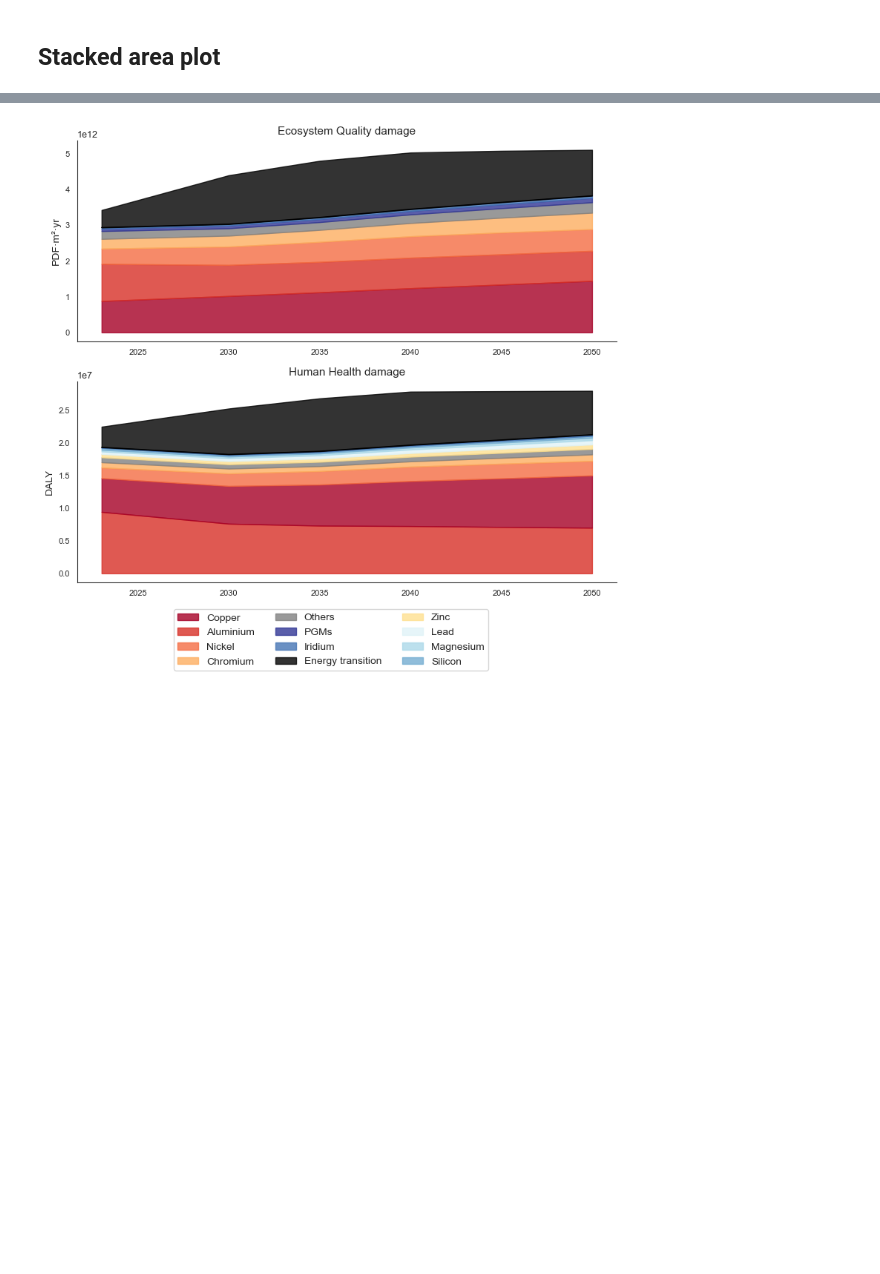
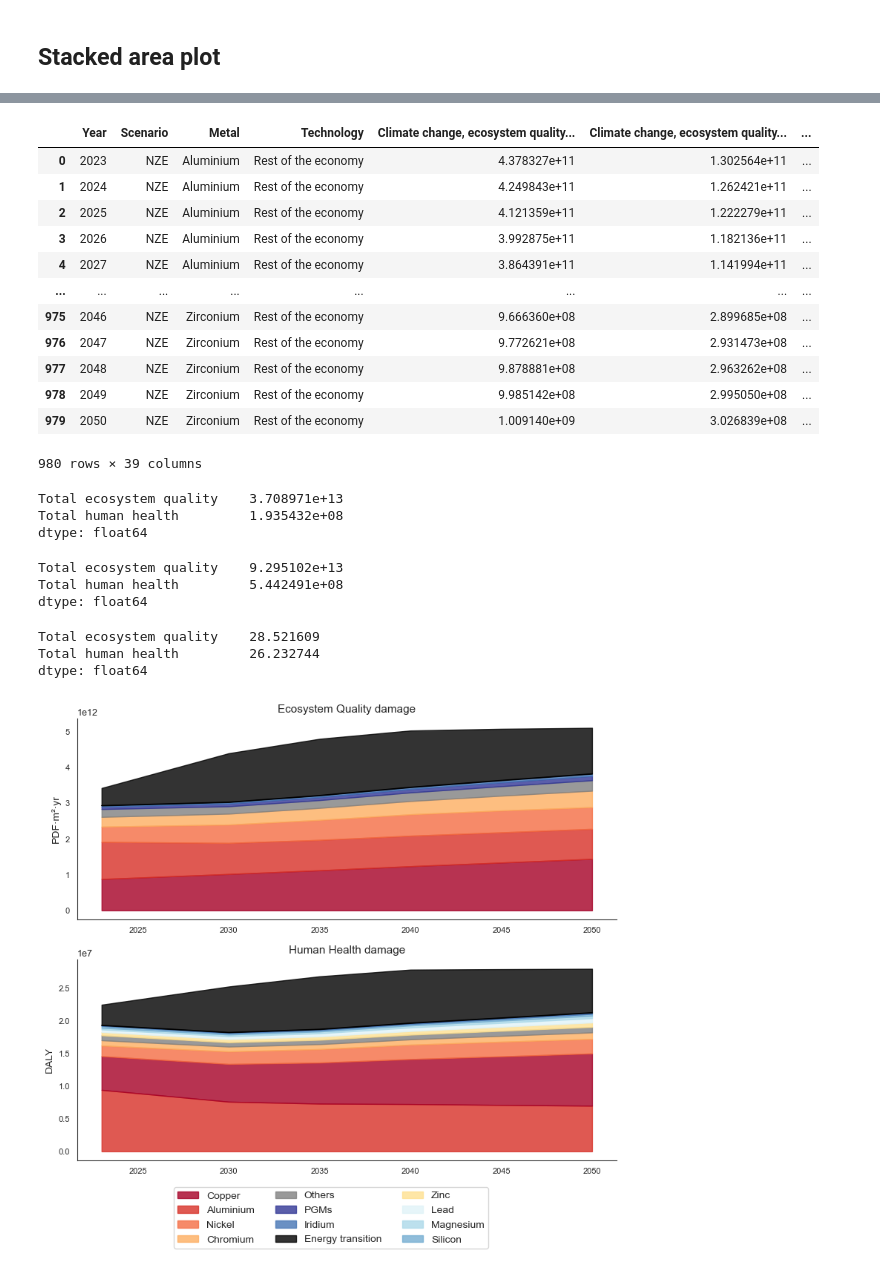
Before and after one commit to marpellan/plca_metals, a Jupyter notebook: 5. generate_plots.ipynb, the cells around one changed output, grey strips where cells are left out. Drawn from its saved outputs; the diff is of its cells as text; code cells hidden in the pictures; blank space fills up the shorter version.

```diff
--- a/5. generate_plots.ipynb
+++ b/5. generate_plots.ipynb
@@ -390,3 +296,6 @@ plot_all_metals_subplots_damage(df_nze_damage, df_ssp2_damage,
 [figure]
 # %% [markdown]
 ## Stacked area plot
+# %%
+df_nze_damage_int = pd.read_excel(r'results/corrected/df_nze_damage_regionalized_detailed.xlsx', sheet_name='yearly')
+df_ssp2_damage_int = pd.read_excel(r'results/corrected/df_ssp2_damage_regionalized_detailed.xlsx', sheet_name='yearly')
@@ -393,3 +336,40 @@ plot_all_metals_subplots_damage(df_nze_damage, df_ssp2_damage,
+# %%
+df_ssp2_damage_int
+# %% [output]
+|  | Year | Scenario | Metal | Technology | Climate change, ecosystem quality... | Climate change, ecosystem quality... | ... |
+| 0 | 2023 | NZE | Aluminium | Rest of the economy | 4.378327e+11 | 1.302564e+11 | ... |
+| 1 | 2024 | NZE | Aluminium | Rest of the economy | 4.249843e+11 | 1.262421e+11 | ... |
+| 2 | 2025 | NZE | Aluminium | Rest of the economy | 4.121359e+11 | 1.222279e+11 | ... |
+| 3 | 2026 | NZE | Aluminium | Rest of the economy | 3.992875e+11 | 1.182136e+11 | ... |
+| 4 | 2027 | NZE | Aluminium | Rest of the economy | 3.864391e+11 | 1.141994e+11 | ... |
+| ... | ... | ... | ... | ... | ... | ... | ... |
+| 975 | 2046 | NZE | Zirconium | Rest of the economy | 9.666360e+08 | 2.899685e+08 | ... |
+| 976 | 2047 | NZE | Zirconium | Rest of the economy | 9.772621e+08 | 2.931473e+08 | ... |
+| 977 | 2048 | NZE | Zirconium | Rest of the economy | 9.878881e+08 | 2.963262e+08 | ... |
+| 978 | 2049 | NZE | Zirconium | Rest of the economy | 9.985142e+08 | 2.995050e+08 | ... |
+| 979 | 2050 | NZE | Zirconium | Rest of the economy | 1.009140e+09 | 3.026839e+08 | ... |
+980 rows × 39 columns
+# %%
+nze_totals = df_nze_damage_int[["Total ecosystem quality", "Total human health"]].sum()
+nze_totals
+# %% [output]
+Total ecosystem quality    3.708971e+13
+Total human health         1.935432e+08
+dtype: float64
+# %%
+ssp2_totals = df_ssp2_damage_int[["Total ecosystem quality", "Total human health"]].sum()
+ssp2_totals
+# %% [output]
+Total ecosystem quality    9.295102e+13
+Total human health         5.442491e+08
+dtype: float64
+# %%
+percentage_contributions = (nze_totals / (nze_totals + ssp2_totals)) * 100
+percentage_contributions
+# %% [output]
+Total ecosystem quality    28.521609
+Total human health         26.232744
+dtype: float64
 # %%
 from plotting_functions import plot_stacked_overlay_subplot
 from constants import custom_metal_roe_colors
```
Also changed, not shown: parts of 25 cells of this notebook, 43 other files.
